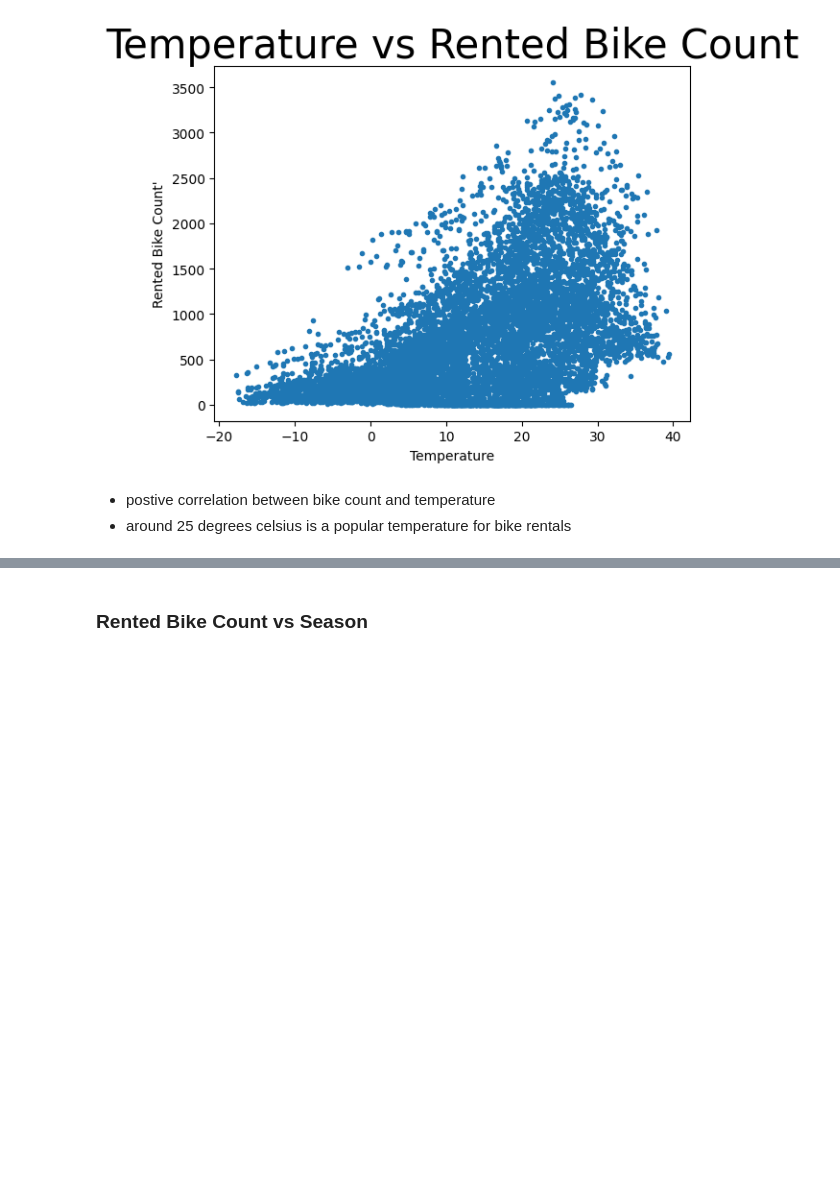
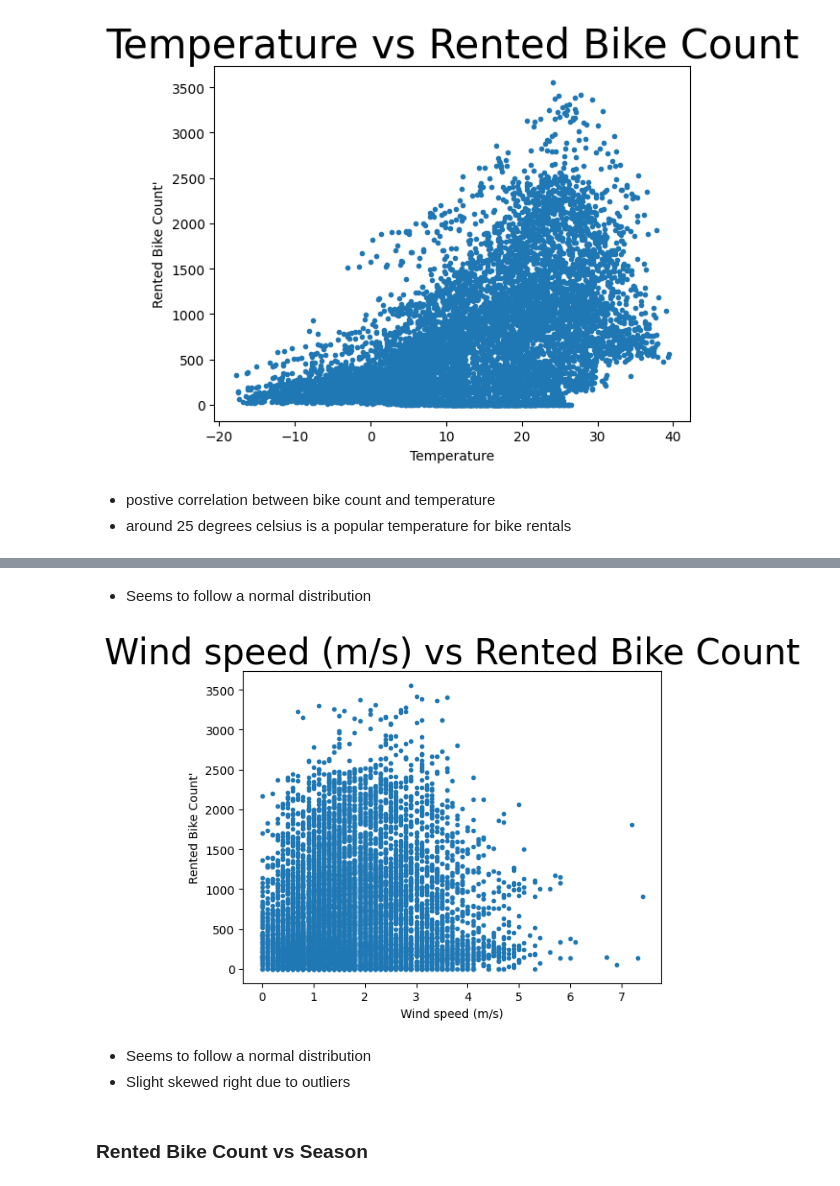
Before and after one commit to kennyluu130/Seoul-Bike-Demand, a Jupyter notebook: notebooks/EDA.ipynb, the cells around one changed output, grey strips where cells are left out. Saved outputs shown, nothing was run; the diff lists cells and outputs as text; code cells hidden in the pictures; blank space fills up the shorter version.

```diff
--- a/notebooks/EDA.ipynb
+++ b/notebooks/EDA.ipynb
@@ -147,3 +155,16 @@ plt.show()
+# %% [markdown]
+- Seems to follow a normal distribution
+# %%
+plt.scatter(df['Wind speed (m/s)'],df['Rented Bike Count'], marker=".")
+plt.title("Wind speed (m/s) vs Rented Bike Count", fontsize=30) # set title of graph, fontsize is how big the text will be, fontname is type of font
+plt.xlabel("Wind speed (m/s)") # set name of x axis
+plt.ylabel("Rented Bike Count'") # set name of y axis
+plt.show()
+# %% [output]
+[figure, added]
+# %% [markdown]
+- Seems to follow a normal distribution
+- Slight skewed right due to outliers
 # %% [markdown]
 ### Rented Bike Count vs Season
 # %%
```
Also changed, not shown: parts of 11 cells of this notebook, 11 other files.
